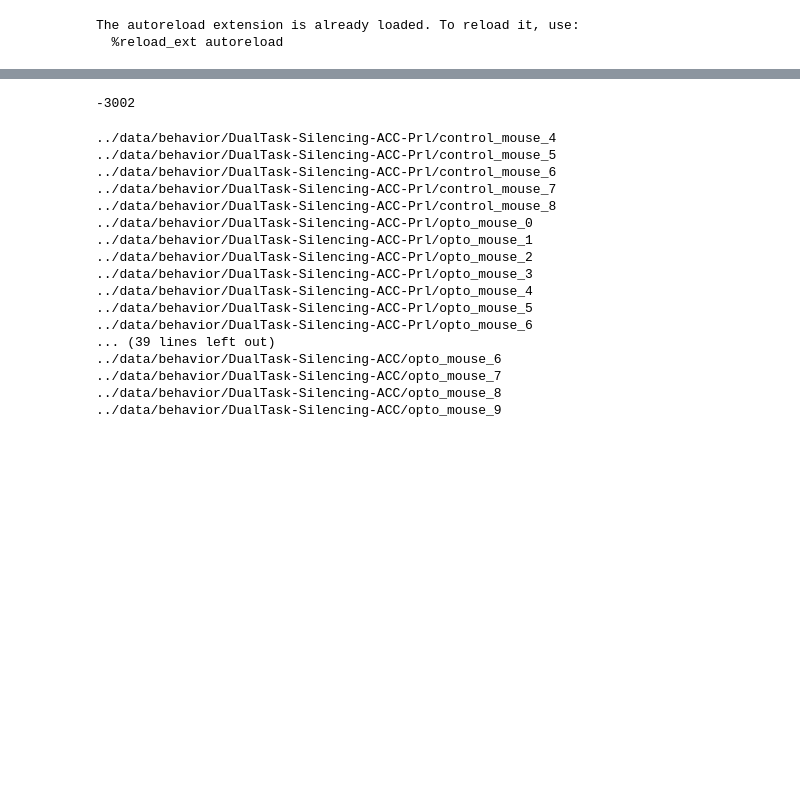
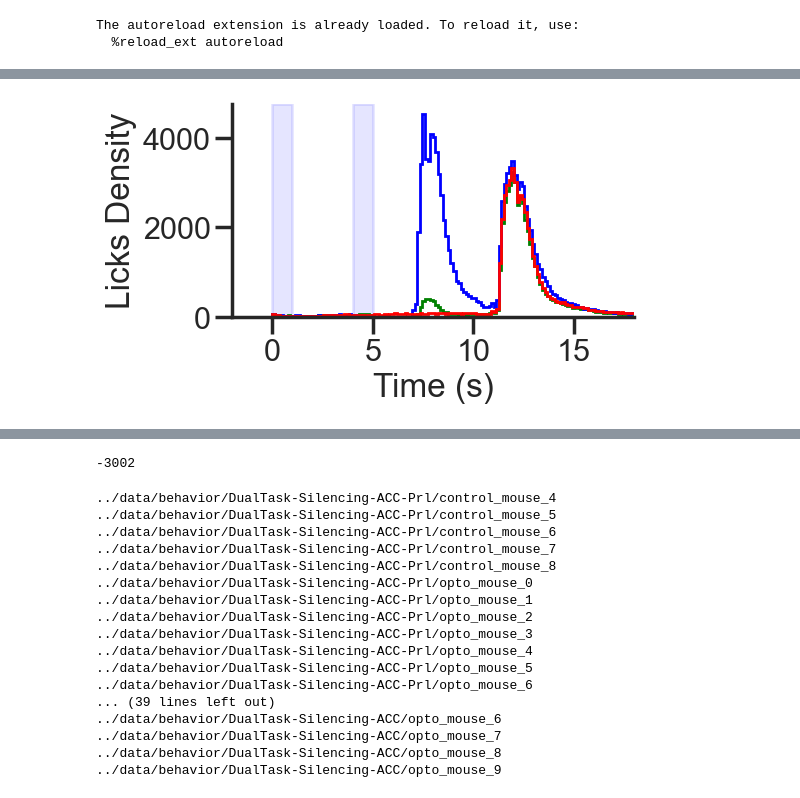
Before and after one commit to kiriclope/HiDN, a Jupyter notebook: notebooks/behavior.ipynb, the cells around one changed output, grey strips where cells are left out. Cells and saved outputs as stored; diff of their text form; code cells hidden in the pictures; blank space fills up the shorter version.

```diff
--- a/notebooks/performance.ipynb
+++ b/notebooks/behavior.ipynb
@@ -73,0 +59,2 @@ array([[1044267570,         85,         51,         95,        170],
+# %%
+licks_dpa, licks_go, licks_nogo = get_licks_mouse(data, 'ACC-Prl', verbose=1)
@@ -73,0 +78,35 @@ array([[1044267570,         85,         51,         95,        170],
+# %%
+path = '../data/behavior/DualTask-Silencing-ACC-Prl/'
+mice = np.sort(os.listdir(path))
+print(mice)
+
+mice_dpa = []
+mice_go = []
+mice_nogo = []
+
+for mouse in mice:
+    licks_dpa = []
+    licks_go = []
+    licks_nogo = []
+
+    print('mouse', mouse)
+
+    n_session=10
+    for i_session in range(n_session + 1):
+
+        data = loadmat(path + mouse + "/session_%d" % i_session)
+        dpa, go, nogo = get_licks_mouse(data, path, verbose=0)
+
+        licks_dpa.append(dpa)
+        licks_go.append(go)
+        licks_nogo.append(nogo)
+
+    licks_dpa = hstack_with_padding(licks_dpa)
+    licks_go = hstack_with_padding(licks_go)
+    licks_nogo = hstack_with_padding(licks_nogo)
+
+    print('dpa', licks_dpa.shape, 'go', licks_go.shape, 'nogo', licks_nogo.shape)
+
+    mice_dpa.append(licks_dpa)
+    mice_go.append(licks_go)
+    mice_nogo.append(licks_nogo)
@@ -73,0 +131,10 @@ array([[1044267570,         85,         51,         95,        170],
+# %%
+dpa_all = np.hstack(mice_dpa[:9])
+go_all = np.hstack(mice_go[:9])
+nogo_all = np.hstack(mice_nogo[:9])
+
+licks_all = [ np.hstack(dpa_all), np.hstack(go_all), np.hstack(nogo_all)]
+
+licks_density, bins = plot_licks_hist(licks_all, n_bins='auto')
+# %% [output]
+[figure, added]
```
Also changed, not shown: parts of 24 cells of this notebook.
